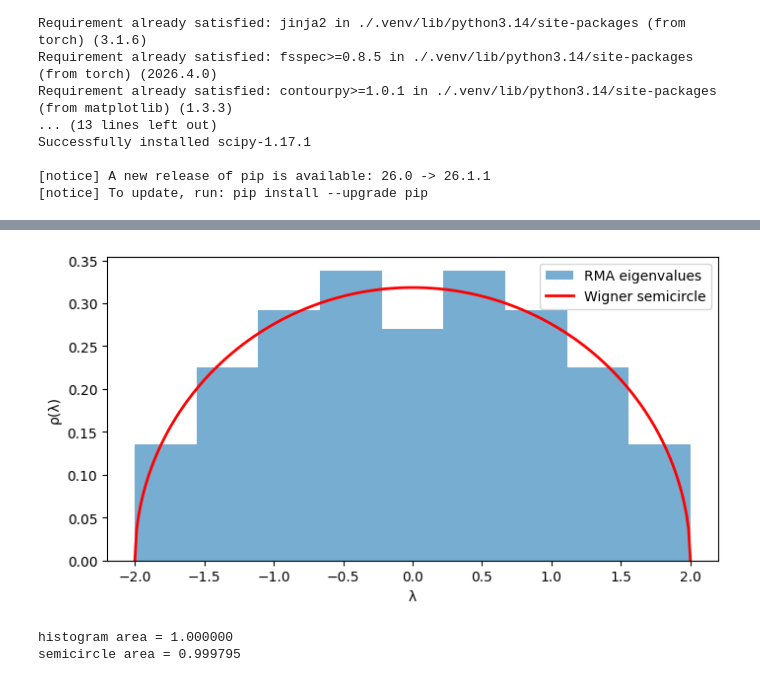
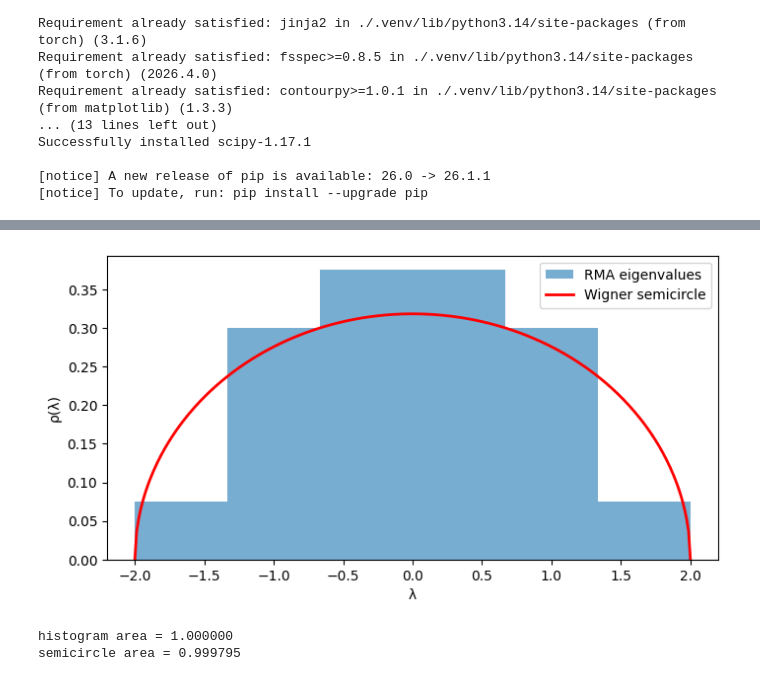
Before and after one commit to avuign/master-field-large-n-mm, a Jupyter notebook: 1-mm.ipynb, the cells around one changed output, grey strips where cells are left out. Cells and saved outputs as stored; diff of their text form; code cells hidden in the pictures.

```diff
--- a/1-mm.ipynb
+++ b/1-mm.ipynb
@@ -23,28 +23,28 @@ import torch
 import numpy as np
 import matplotlib.pyplot as plt
 # %%
-K=100 #size of the truncated master field
-M= 2*K #number of loop equations we are imposing
-g=0 #coupling
+M=20  #size of the truncated master field
+K= 2*M  #number of loop equations we are imposing
+g=0  #coupling
 
+
+# parameters for gradient descent
 learning_rate = 0.1
 num_epochs = 1000
 
 # loss function : sum of squares of loop equations
 def loss(phi_pos, g, M, K):
     phi = torch.cat([-phi_pos, phi_pos])
-    t = [torch.sum(phi**n) / K for n in range(0, M+3)]
+    w = [torch.sum(phi**n) / M for n in range(0, K+3)]
     residuals = []
-    for n in range(2, M+1, 2):
-        lhs = t[n] - g * t[n+2]
-        rhs = sum(t[k] * t[n-2-k] for k in range(0, n-1))
-        scale = (4.0 ** (n/2))  # expected scale of t_n
-        r = (lhs - rhs) / scale
-        residuals.append(r**2)
+    for n in range(2, K+1, 2):
+        Ln = w[n] +4 * g * w[n+2] - sum(w[k] * w[n-2-k] for k in range(0, n-1))
+        rn = (1/4)**n
+        residuals.append(rn*Ln**2)
     return sum(residuals)
 
 # regularized master field
-phi_pos = torch.rand(K//2).double() * 1.0 + 0.5
+phi_pos = torch.rand(M//2).double()
 phi_pos.requires_grad_(True)
 
 optim = torch.optim.Adam([phi_pos], lr=learning_rate)
@@ -61,8 +61,8 @@ for epoch in range(num_epochs):
 phi = torch.cat([-phi_pos, phi_pos])
 print(phi.detach().numpy())
 
-t = [torch.sum(phi**n) / K for n in range(0, M+3)]
-print(t[2].item())
-print(t[4].item())
-print(t[6].item())
+w = [torch.sum(phi**n) / M for n in range(0, K+3)]
+print(w[2].item())
+print(w[4].item())
+print(w[6].item())
 # %% [output]
@@ -86,22 +86,22 @@ epoch 900, loss 0.000001
 # %%
 phi_vals = np.sort(phi.detach().numpy())
 lam = np.linspace(-2, 2, 300)
 rho_exact = np.sqrt(np.maximum(4 - lam**2, 0)) / (2 * np.pi)
 
 fig, ax = plt.subplots(figsize=(8, 4))
-ax.hist(phi_vals, bins=np.linspace(-2, 2, 10),
+ax.hist(phi_vals, bins=np.linspace(-2, 2, 7),
         density=True, alpha=0.6, label='RMA eigenvalues')
 ax.plot(lam, rho_exact, 'r-', lw=2, label='Wigner semicircle')
 ax.set_xlabel('λ')
 ax.set_ylabel('ρ(λ)')
 ax.legend()
 plt.show()
 
 # sanity check: print the area of the histogram
 counts, bin_edges = np.histogram(phi_vals, bins=np.linspace(-2, 2, 11), density=True)
 print(f"histogram area = {np.sum(counts * np.diff(bin_edges)):.6f}")  # should be 1.0
 print(f"semicircle area = {np.trapezoid(rho_exact, lam):.6f}")           # should be 1.0
 # %% [output]
-[figure, old version]
+[figure, new version]
 histogram area = 1.000000
 semicircle area = 0.999795
```
Also changed, not shown: parts of 5 cells of this notebook.
